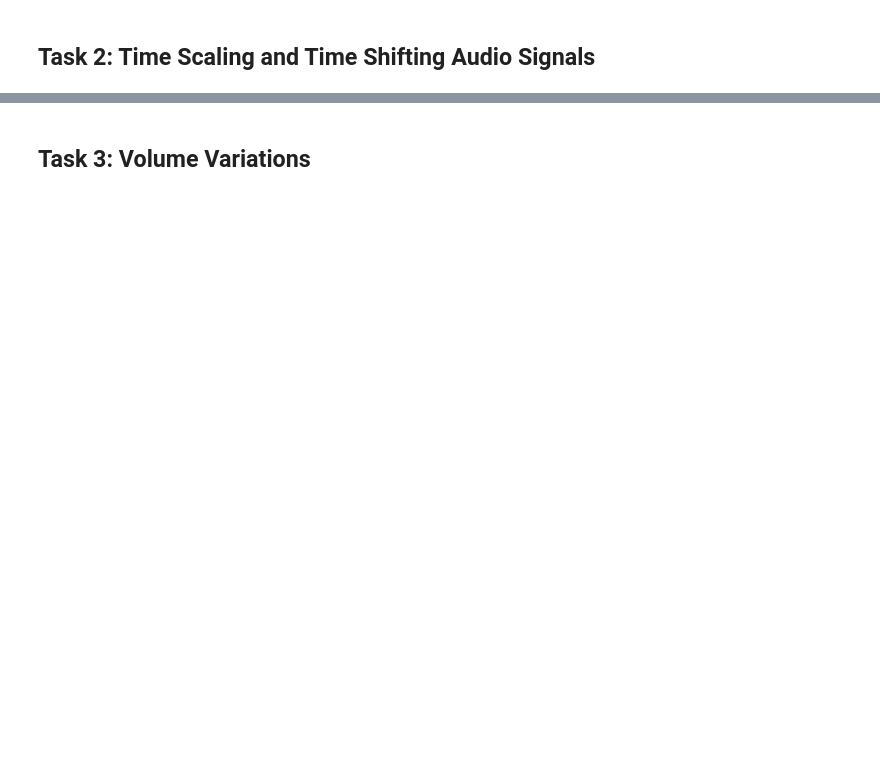
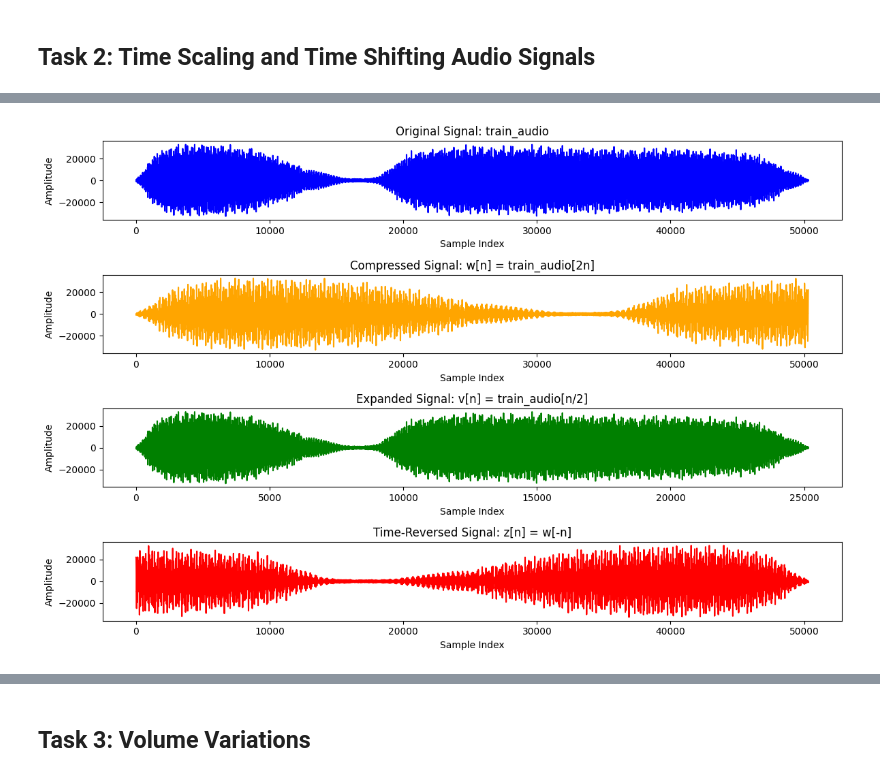
Before and after one commit to wmhst7/TECHIN513, a Jupyter notebook: Lab1/Lab1_Template.ipynb, the cells around one changed output, grey strips where cells are left out. Cells and saved outputs as stored; diff of their text form; code cells hidden in the pictures; blank space fills up the shorter version.

```diff
--- a/Lab1/Lab1_Template.ipynb
+++ b/Lab1/Lab1_Template.ipynb
@@ -112,6 +205,5 @@ plt.xlabel("Time Index")
 # %%
 # your code of task 2 goes below
-
 def time_scale(signal, a, fs):
     """
     Perform time scaling on an audio waveform.
@@ -126,13 +218,17 @@ def time_scale(signal, a, fs):
     """
     n = np.arange(len(signal))  # Original time indices
 
-    if a > 1: # signal compression
-        # your code here
-    elif a < 1 and a > 0: # signal expansion
-        # your code here
+    if a > 1:  # Signal compression
+        indices = (n / a).astype(int)  # Scale down the indices
+        indices = indices[indices < len(signal)]  # Ensure indices are within bounds
+        transformed_signal = signal[indices]
+    elif a < 1 and a > 0:  # Signal expansion
+        indices = np.arange(0, len(signal), 1/a).astype(int)
+        indices = indices[indices < len(signal)]
+        transformed_signal = signal[indices]
     elif a == 1:
         transformed_signal = signal
     else:
-        print("Invalid choice of a")
+        raise ValueError("Invalid choice of a. Must be > 0.")
 
     return transformed_signal
@@ -141,3 +235,49 @@ def time_scale(signal, a, fs):
+# %%
+# your code goes here
+fs, train_audio = wav.read('train32.wav')                      # Load audio file
+
+
+# Create scaled and shifted signals
+w = time_scale(train_audio, 2, fs)  # Signal w[n] = train_audio[2n]
+v = time_scale(train_audio, 0.5, fs)  # Signal v[n] = train_audio[n/2]
+z = w[::-1]  # Time-reversed version of w[n]: z[n] = w[-n]
+
+# Save each resulting signal in wav files
+wav.write("scaled_compressed.wav", fs, w.astype(np.int16))
+wav.write("scaled_expanded.wav", fs, v.astype(np.int16))
+wav.write("time_reversed.wav", fs, z.astype(np.int16))
+
+
+plt.figure(figsize=(12, 8))
+
+plt.subplot(4, 1, 1)
+plt.plot(train_audio, color="blue")
+plt.title("Original Signal: train_audio")
+plt.xlabel("Sample Index")
+plt.ylabel("Amplitude")
+
+plt.subplot(4, 1, 2)
+plt.plot(w, color="orange")
+plt.title("Compressed Signal: w[n] = train_audio[2n]")
+plt.xlabel("Sample Index")
+plt.ylabel("Amplitude")
+
+plt.subplot(4, 1, 3)
+plt.plot(v, color="green")
+plt.title("Expanded Signal: v[n] = train_audio[n/2]")
+plt.xlabel("Sample Index")
+plt.ylabel("Amplitude")
+
+plt.subplot(4, 1, 4)
+plt.plot(z, color="red")
+plt.title("Time-Reversed Signal: z[n] = w[-n]")
+plt.xlabel("Sample Index")
+plt.ylabel("Amplitude")
+
+plt.tight_layout()
+plt.show()
+# %% [output]
+[figure, added]
 # %%
 
 def time_shift(signal, b):
```
Also changed, not shown: parts of 21 cells of this notebook, 8 other files.
